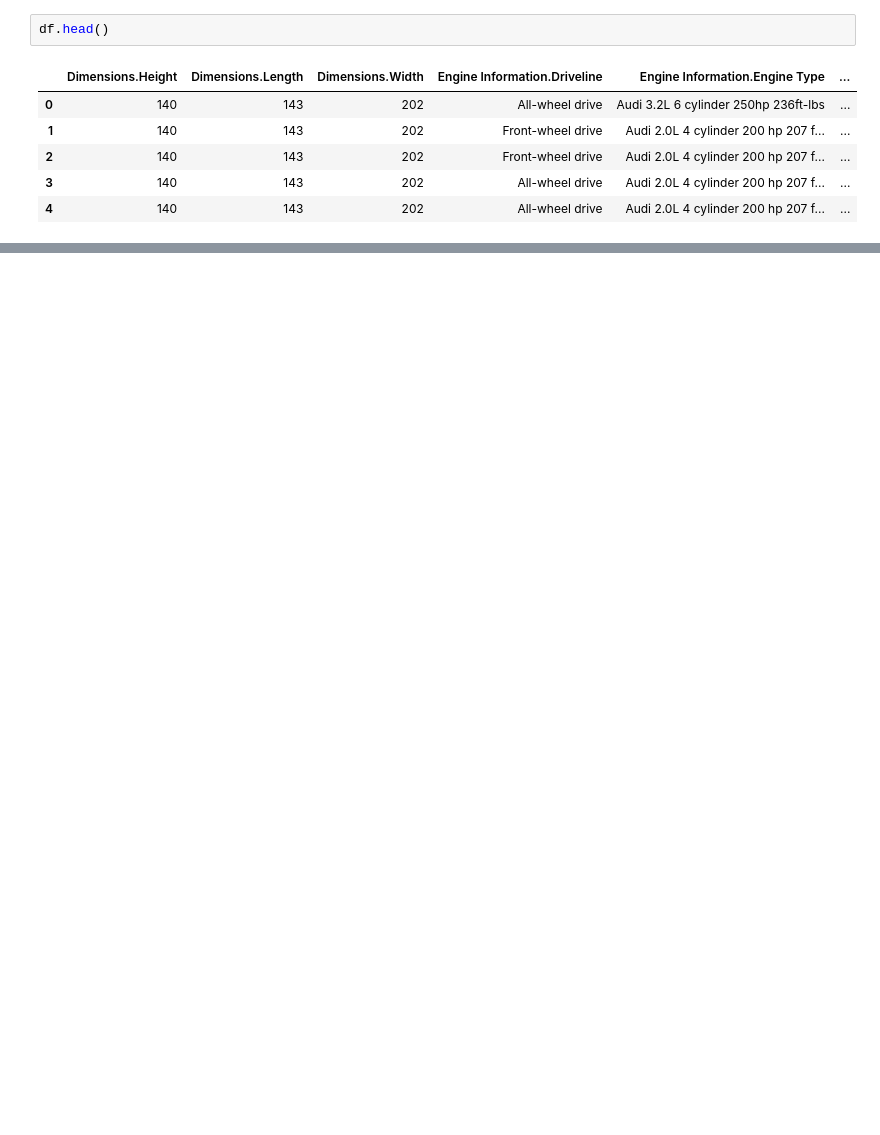
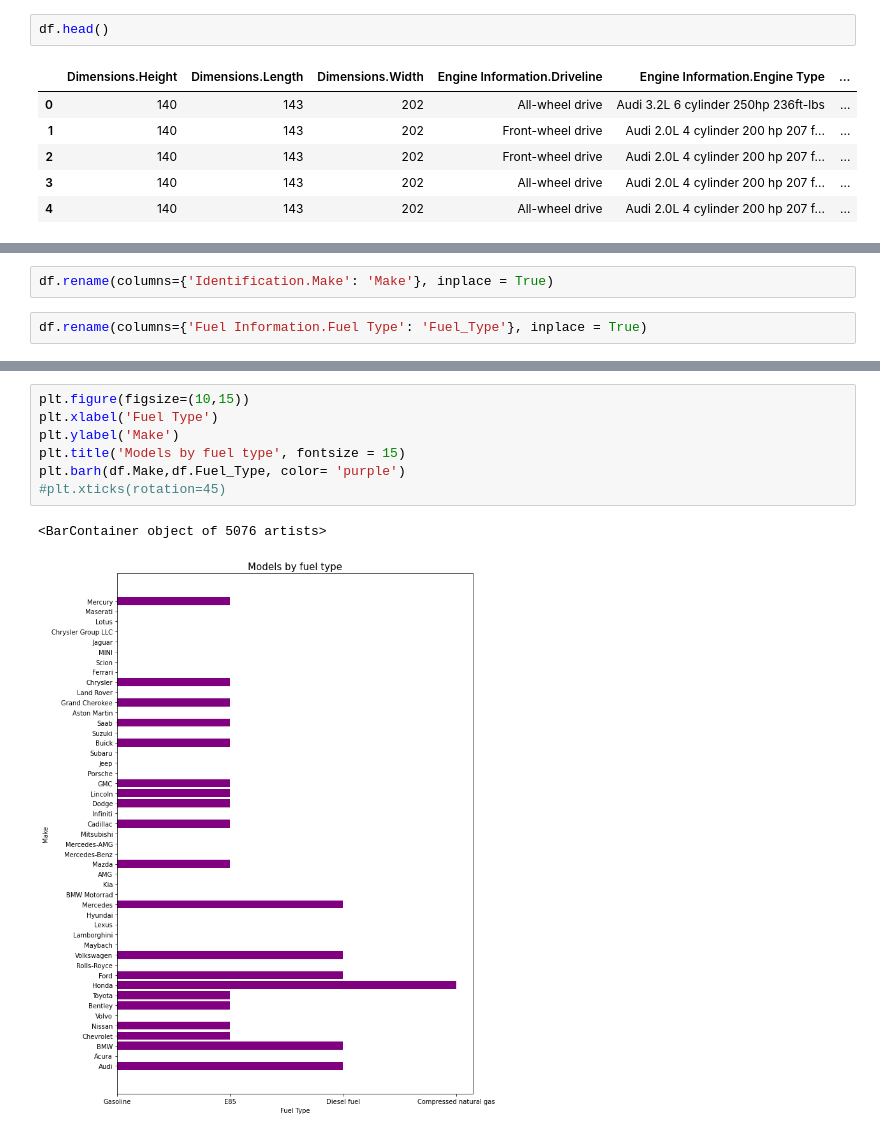
Before and after one commit to luizsdias/data_vis_com, a Jupyter notebook: Data_Visualization_CA.ipynb, the cells around one changed output, grey strips where cells are left out. Drawn from its saved outputs; the diff is of its cells as text; blank space fills up the shorter version.

```diff
--- a/Data_Visualization_CA.ipynb
+++ b/Data_Visualization_CA.ipynb
@@ -56,0 +94,4 @@ df.iloc[1:10,[1,2,5]]
+# %%
+df.rename(columns={'Identification.Make': 'Make'}, inplace = True)
+# %%
+df.rename(columns={'Fuel Information.Fuel Type': 'Fuel_Type'}, inplace = True)
@@ -56,0 +116,10 @@ df.iloc[1:10,[1,2,5]]
+# %%
+plt.figure(figsize=(10,15))
+plt.xlabel('Fuel Type')
+plt.ylabel('Make')
+plt.title('Models by fuel type', fontsize = 15)
+plt.barh(df.Make,df.Fuel_Type, color= 'purple')
+#plt.xticks(rotation=45)
+# %% [output]
+<BarContainer object of 5076 artists>
+[figure, added]
```
Also changed, not shown: parts of 10 cells of this notebook.
